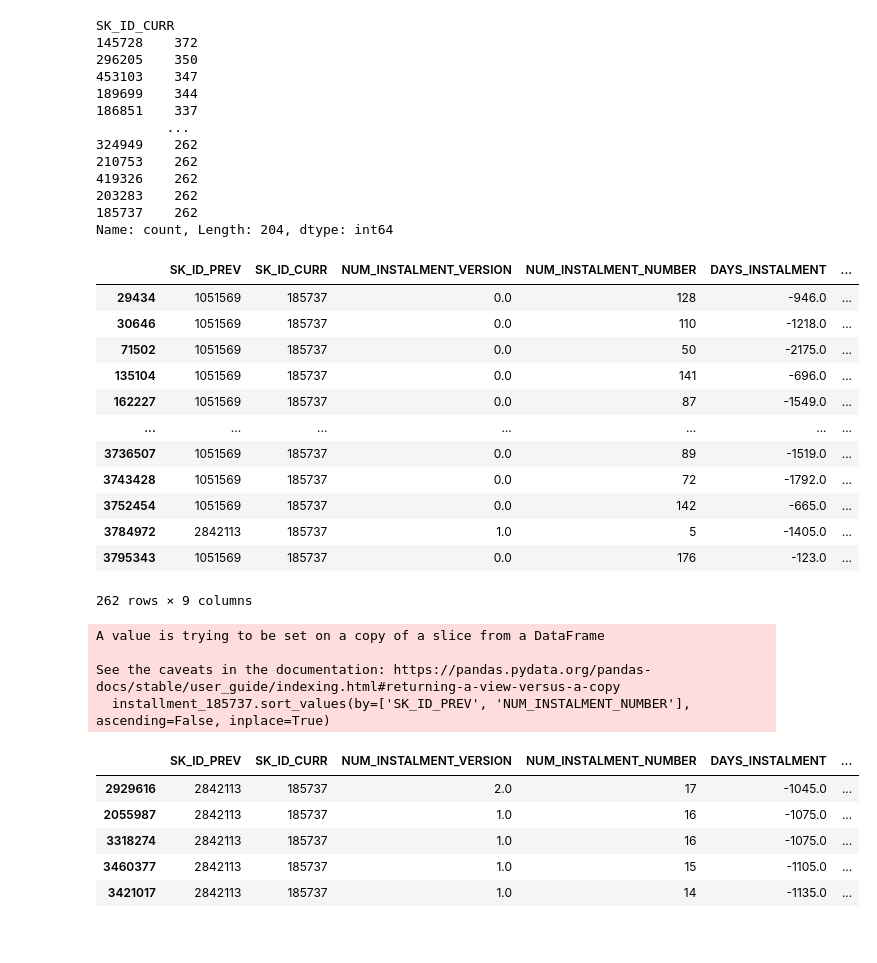
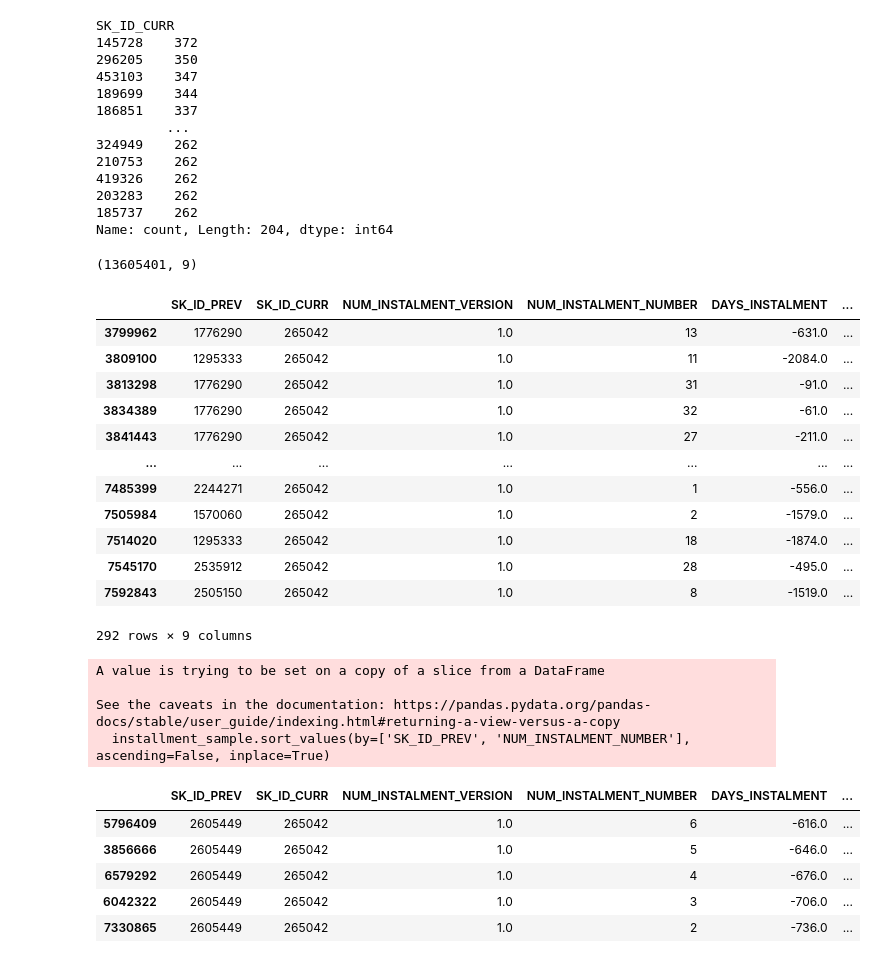
Before and after one commit to hung20gg/datavis_final, a Jupyter notebook: eda/installments_payments.ipynb, the cells around one changed output. Cells and saved outputs as stored; diff of their text form; code cells hidden in the pictures.

```diff
--- a/eda/installments_payments.ipynb
+++ b/eda/installments_payments.ipynb
@@ -38,35 +38,39 @@ SK_ID_CURR
 203283    262
 185737    262
 Name: count, Length: 204, dtype: int64
+# %%
+installment.shape
+# %% [output]
+(13605401, 9)
 # %%
-installment_185737 = installment[installment['SK_ID_CURR'] == 185737]
-installment_185737
+installment_sample = installment[installment['SK_ID_CURR'] == 265042]
+installment_sample
 # %% [output]
 |  | SK_ID_PREV | SK_ID_CURR | NUM_INSTALMENT_VERSION | NUM_INSTALMENT_NUMBER | DAYS_INSTALMENT | ... |
-| 29434 | 1051569 | 185737 | 0.0 | 128 | -946.0 | ... |
-| 30646 | 1051569 | 185737 | 0.0 | 110 | -1218.0 | ... |
-| 71502 | 1051569 | 185737 | 0.0 | 50 | -2175.0 | ... |
-| 135104 | 1051569 | 185737 | 0.0 | 141 | -696.0 | ... |
-| 162227 | 1051569 | 185737 | 0.0 | 87 | -1549.0 | ... |
+| 3799962 | 1776290 | 265042 | 1.0 | 13 | -631.0 | ... |
+| 3809100 | 1295333 | 265042 | 1.0 | 11 | -2084.0 | ... |
+| 3813298 | 1776290 | 265042 | 1.0 | 31 | -91.0 | ... |
+| 3834389 | 1776290 | 265042 | 1.0 | 32 | -61.0 | ... |
+| 3841443 | 1776290 | 265042 | 1.0 | 27 | -211.0 | ... |
 | ... | ... | ... | ... | ... | ... | ... |
-| 3736507 | 1051569 | 185737 | 0.0 | 89 | -1519.0 | ... |
-| 3743428 | 1051569 | 185737 | 0.0 | 72 | -1792.0 | ... |
-| 3752454 | 1051569 | 185737 | 0.0 | 142 | -665.0 | ... |
-| 3784972 | 2842113 | 185737 | 1.0 | 5 | -1405.0 | ... |
-| 3795343 | 1051569 | 185737 | 0.0 | 176 | -123.0 | ... |
+| 7485399 | 2244271 | 265042 | 1.0 | 1 | -556.0 | ... |
+| 7505984 | 1570060 | 265042 | 1.0 | 2 | -1579.0 | ... |
+| 7514020 | 1295333 | 265042 | 1.0 | 18 | -1874.0 | ... |
+| 7545170 | 2535912 | 265042 | 1.0 | 28 | -495.0 | ... |
+| 7592843 | 2505150 | 265042 | 1.0 | 8 | -1519.0 | ... |
-262 rows × 9 columns
+292 rows × 9 columns
 # %%
-installment_185737.sort_values(by=['SK_ID_PREV', 'NUM_INSTALMENT_NUMBER'], ascending=False, inplace=True)
+installment_sample.sort_values(by=['SK_ID_PREV', 'NUM_INSTALMENT_NUMBER'], ascending=False, inplace=True)
 # installment_185737.sort_values(by=, ascending=False, inplace=True)
-installment_185737.head()
+installment_sample.head()
 # %% [output]
 A value is trying to be set on a copy of a slice from a DataFrame
 
 See the caveats in the documentation: https://pandas.pydata.org/pandas-docs/stable/user_guide/indexing.html#returning-a-view-versus-a-copy
-  installment_185737.sort_values(by=['SK_ID_PREV', 'NUM_INSTALMENT_NUMBER'], ascending=False, inplace=True)
+  installment_sample.sort_values(by=['SK_ID_PREV', 'NUM_INSTALMENT_NUMBER'], ascending=False, inplace=True)
 |  | SK_ID_PREV | SK_ID_CURR | NUM_INSTALMENT_VERSION | NUM_INSTALMENT_NUMBER | DAYS_INSTALMENT | ... |
-| 2929616 | 2842113 | 185737 | 2.0 | 17 | -1045.0 | ... |
-| 2055987 | 2842113 | 185737 | 1.0 | 16 | -1075.0 | ... |
-| 3318274 | 2842113 | 185737 | 1.0 | 16 | -1075.0 | ... |
-| 3460377 | 2842113 | 185737 | 1.0 | 15 | -1105.0 | ... |
-| 3421017 | 2842113 | 185737 | 1.0 | 14 | -1135.0 | ... |
+| 5796409 | 2605449 | 265042 | 1.0 | 6 | -616.0 | ... |
+| 3856666 | 2605449 | 265042 | 1.0 | 5 | -646.0 | ... |
+| 6579292 | 2605449 | 265042 | 1.0 | 4 | -676.0 | ... |
+| 6042322 | 2605449 | 265042 | 1.0 | 3 | -706.0 | ... |
+| 7330865 | 2605449 | 265042 | 1.0 | 2 | -736.0 | ... |
```
Also changed, not shown: 6 other files.
